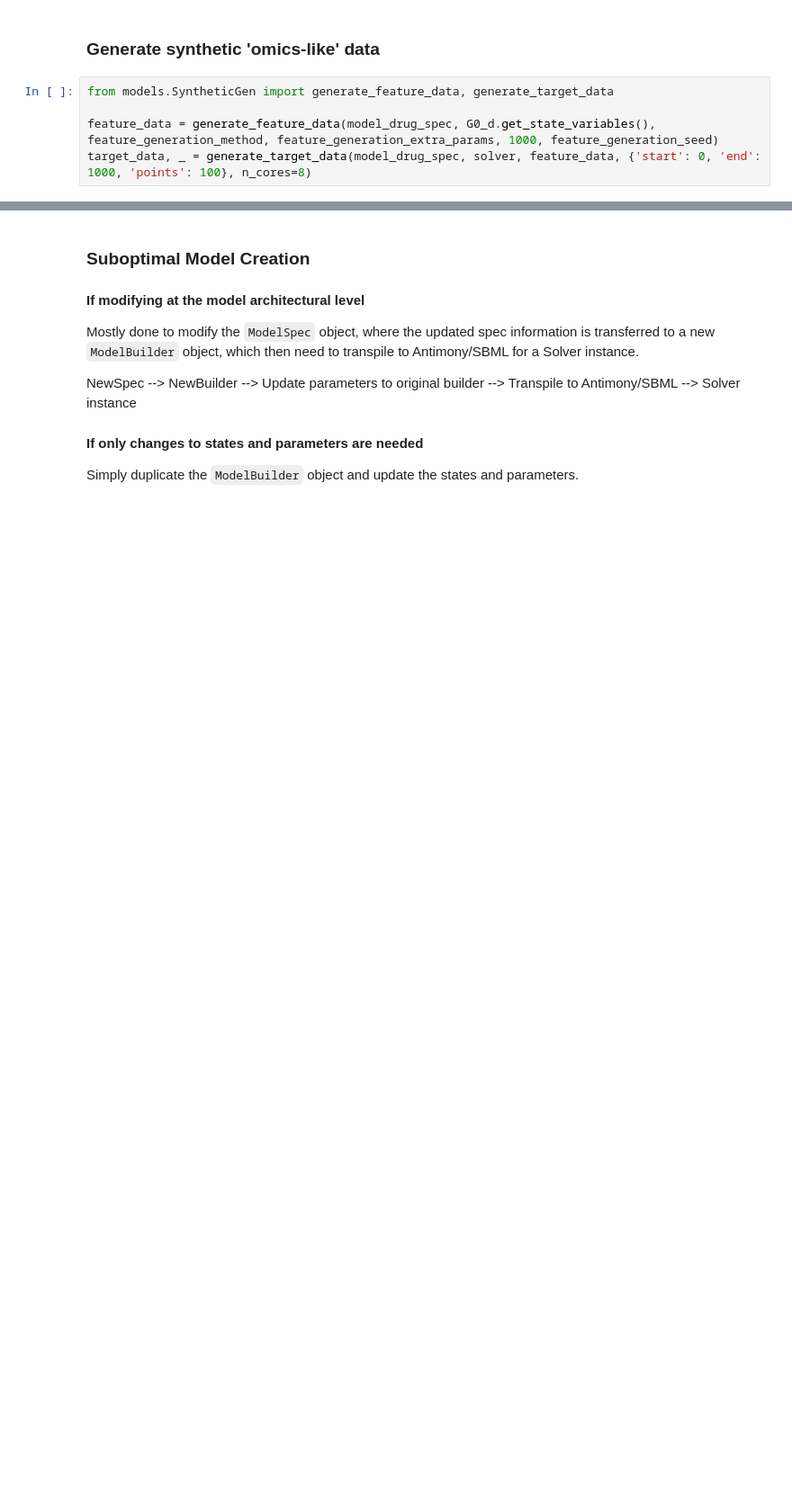
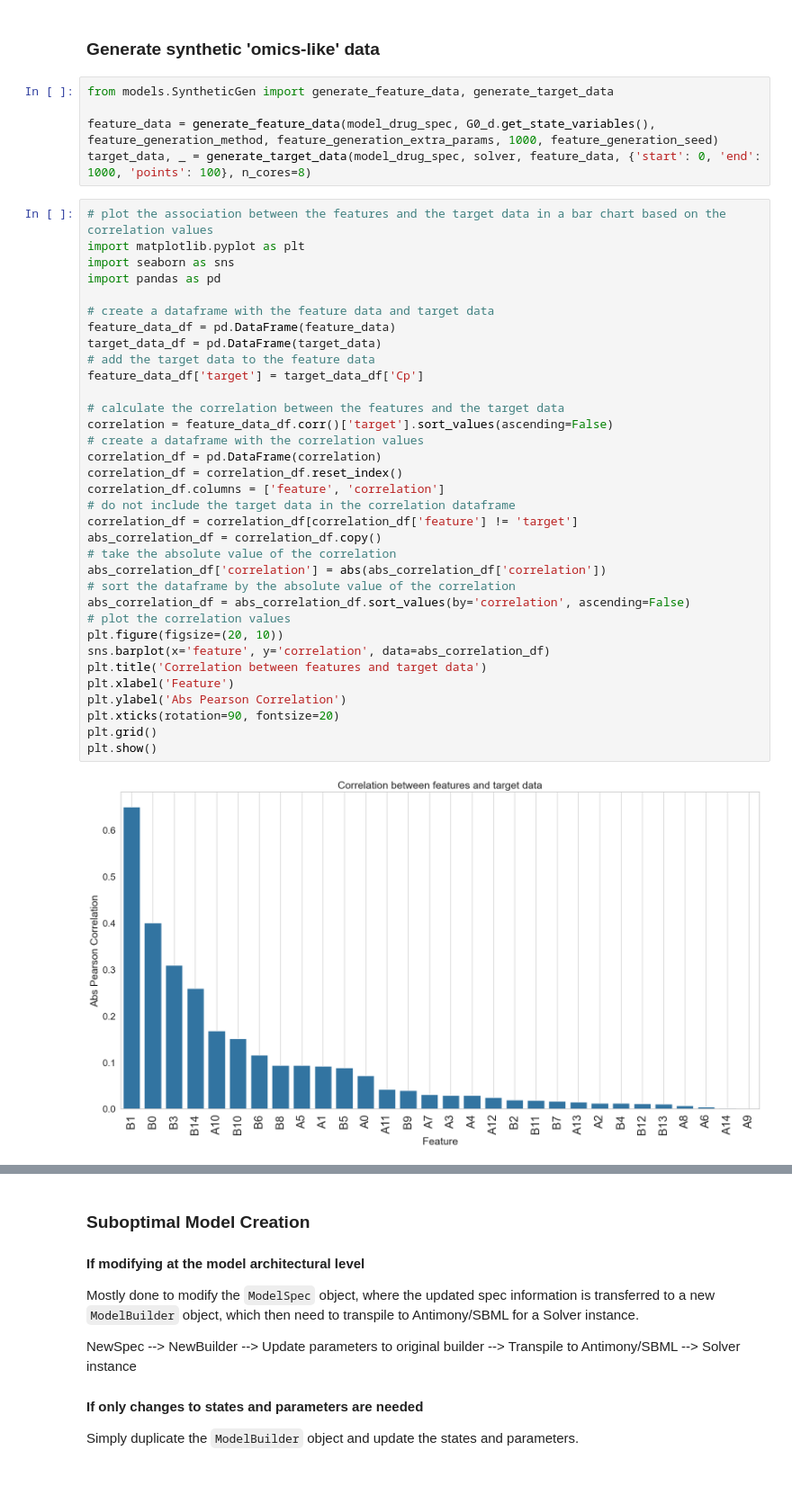
Before and after one commit to AnEvilBurrito/new-peak-project, a Jupyter notebook: src/notebooks/exp/exp5_drug_model_4.ipynb, the cells around one changed output, grey strips where cells are left out. Shown at 90% size. Cells and saved outputs as stored; diff of their text form; blank space fills up the shorter version.

```diff
--- a/src/notebooks/exp/exp5_drug_model_4.ipynb
+++ b/src/notebooks/exp/exp5_drug_model_4.ipynb
@@ -227,3 +227,39 @@ from models.SyntheticGen import generate_feature_data, generate_target_data
 
 feature_data = generate_feature_data(model_drug_spec, G0_d.get_state_variables(), feature_generation_method, feature_generation_extra_params, 1000, feature_generation_seed)
 target_data, _ = generate_target_data(model_drug_spec, solver, feature_data, {'start': 0, 'end': 1000, 'points': 100}, n_cores=8)
+# %%
+# plot the association between the features and the target data in a bar chart based on the correlation values
+import matplotlib.pyplot as plt
+import seaborn as sns
+import pandas as pd
+
+# create a dataframe with the feature data and target data
+feature_data_df = pd.DataFrame(feature_data)
+target_data_df = pd.DataFrame(target_data)
+# add the target data to the feature data
+feature_data_df['target'] = target_data_df['Cp']
+
+# calculate the correlation between the features and the target data
+correlation = feature_data_df.corr()['target'].sort_values(ascending=False)
+# create a dataframe with the correlation values
+correlation_df = pd.DataFrame(correlation)
+correlation_df = correlation_df.reset_index()
+correlation_df.columns = ['feature', 'correlation']
+# do not include the target data in the correlation dataframe
+correlation_df = correlation_df[correlation_df['feature'] != 'target']
+abs_correlation_df = correlation_df.copy()
+# take the absolute value of the correlation
+abs_correlation_df['correlation'] = abs(abs_correlation_df['correlation'])
+# sort the dataframe by the absolute value of the correlation
+abs_correlation_df = abs_correlation_df.sort_values(by='correlation', ascending=False)
+# plot the correlation values
+plt.figure(figsize=(20, 10))
+sns.barplot(x='feature', y='correlation', data=abs_correlation_df)
+plt.title('Correlation between features and target data')
+plt.xlabel('Feature')
+plt.ylabel('Abs Pearson Correlation')
+plt.xticks(rotation=90, fontsize=20)
+plt.grid()
+plt.show()
+# %% [output]
+[figure, added]
```
Also changed, not shown: parts of 5 cells of this notebook, 3 other files.
